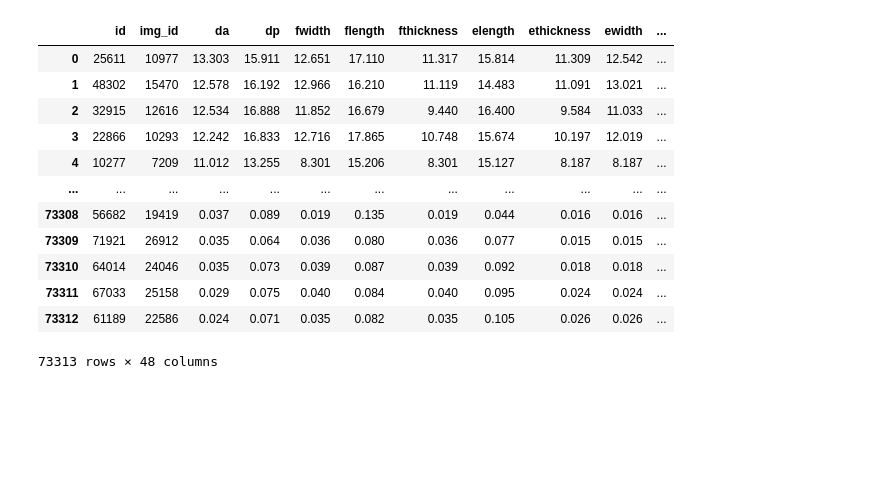
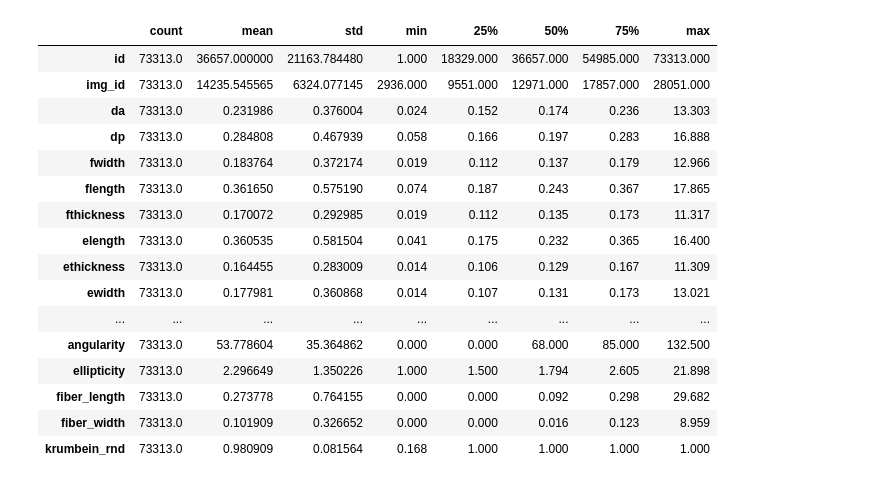
Before and after one commit to sheacon/ancient_toolmaking, a Jupyter notebook: 10-load-data.ipynb, the cells around one changed output. Saved outputs shown, nothing was run; the diff lists cells and outputs as text; code cells hidden in the pictures; blank space fills up the shorter version.

Commit message:
Revised data handling

```diff
--- a/10-load-data.ipynb
+++ b/10-load-data.ipynb
@@ -15,10 +13,10 @@ from sklearn.model_selection import train_test_split
 # %%
 # read data files and clean names
 
-# archaeological soil samples
-# this is the set of example soil particles
-soil_data = pd.read_csv('data_raw/archaeological_soil_data.csv', sep = ',', skiprows=[1]).clean_names()
+# archaeological soil samples (i.e. dirt)
+soil_data = pd.read_csv('data/data_raw/archaeological_soil_data.csv', sep = ',', skiprows=[1]).clean_names()
+print('soil',soil_data.shape)
 
-# lithic experimental samples
-# this is the set of example stone particles
-stone_data = pd.read_csv('data_raw/lithic_experimental_data.csv', sep = ',', skiprows=[1]).clean_names()
+# lithic experimental samples (i.e. stone particles)
+stone_data = pd.read_csv('data/data_raw/lithic_experimental_data.csv', sep = ',', skiprows=[1]).clean_names()
+print('stone',stone_data.shape)
@@ -49,17 +49,21 @@ dtype: object
-# %%
-# soil preview
-soil_data
-# %% [output]
-|  | id | img_id | da | dp | fwidth | flength | fthickness | elength | ethickness | ewidth | ... |
-| 0 | 25611 | 10977 | 13.303 | 15.911 | 12.651 | 17.110 | 11.317 | 15.814 | 11.309 | 12.542 | ... |
-| 1 | 48302 | 15470 | 12.578 | 16.192 | 12.966 | 16.210 | 11.119 | 14.483 | 11.091 | 13.021 | ... |
-| 2 | 32915 | 12616 | 12.534 | 16.888 | 11.852 | 16.679 | 9.440 | 16.400 | 9.584 | 11.033 | ... |
-| 3 | 22866 | 10293 | 12.242 | 16.833 | 12.716 | 17.865 | 10.748 | 15.674 | 10.197 | 12.019 | ... |
-| 4 | 10277 | 7209 | 11.012 | 13.255 | 8.301 | 15.206 | 8.301 | 15.127 | 8.187 | 8.187 | ... |
-| ... | ... | ... | ... | ... | ... | ... | ... | ... | ... | ... | ... |
-| 73308 | 56682 | 19419 | 0.037 | 0.089 | 0.019 | 0.135 | 0.019 | 0.044 | 0.016 | 0.016 | ... |
-| 73309 | 71921 | 26912 | 0.035 | 0.064 | 0.036 | 0.080 | 0.036 | 0.077 | 0.015 | 0.015 | ... |
-| 73310 | 64014 | 24046 | 0.035 | 0.073 | 0.039 | 0.087 | 0.039 | 0.092 | 0.018 | 0.018 | ... |
-| 73311 | 67033 | 25158 | 0.029 | 0.075 | 0.040 | 0.084 | 0.040 | 0.095 | 0.024 | 0.024 | ... |
-| 73312 | 61189 | 22586 | 0.024 | 0.071 | 0.035 | 0.082 | 0.035 | 0.105 | 0.026 | 0.026 | ... |
-73313 rows × 48 columns
+# %%
+# descriptive stats
+soil_data.describe().T
+# %% [output]
+|  | count | mean | std | min | 25% | 50% | 75% | max |
+| id | 73313.0 | 36657.000000 | 21163.784480 | 1.000 | 18329.000 | 36657.000 | 54985.000 | 73313.000 |
+| img_id | 73313.0 | 14235.545565 | 6324.077145 | 2936.000 | 9551.000 | 12971.000 | 17857.000 | 28051.000 |
+| da | 73313.0 | 0.231986 | 0.376004 | 0.024 | 0.152 | 0.174 | 0.236 | 13.303 |
+| dp | 73313.0 | 0.284808 | 0.467939 | 0.058 | 0.166 | 0.197 | 0.283 | 16.888 |
+| fwidth | 73313.0 | 0.183764 | 0.372174 | 0.019 | 0.112 | 0.137 | 0.179 | 12.966 |
+| flength | 73313.0 | 0.361650 | 0.575190 | 0.074 | 0.187 | 0.243 | 0.367 | 17.865 |
+| fthickness | 73313.0 | 0.170072 | 0.292985 | 0.019 | 0.112 | 0.135 | 0.173 | 11.317 |
+| elength | 73313.0 | 0.360535 | 0.581504 | 0.041 | 0.175 | 0.232 | 0.365 | 16.400 |
+| ethickness | 73313.0 | 0.164455 | 0.283009 | 0.014 | 0.106 | 0.129 | 0.167 | 11.309 |
+| ewidth | 73313.0 | 0.177981 | 0.360868 | 0.014 | 0.107 | 0.131 | 0.173 | 13.021 |
+| ... | ... | ... | ... | ... | ... | ... | ... | ... |
+| angularity | 73313.0 | 53.778604 | 35.364862 | 0.000 | 0.000 | 68.000 | 85.000 | 132.500 |
+| ellipticity | 73313.0 | 2.296649 | 1.350226 | 1.000 | 1.500 | 1.794 | 2.605 | 21.898 |
+| fiber_length | 73313.0 | 0.273778 | 0.764155 | 0.000 | 0.000 | 0.092 | 0.298 | 29.682 |
+| fiber_width | 73313.0 | 0.101909 | 0.326652 | 0.000 | 0.000 | 0.016 | 0.123 | 8.959 |
+| krumbein_rnd | 73313.0 | 0.980909 | 0.081564 | 0.168 | 1.000 | 1.000 | 1.000 | 1.000 |
```
Also changed, not shown: parts of 22 cells of this notebook, 3 other files.
